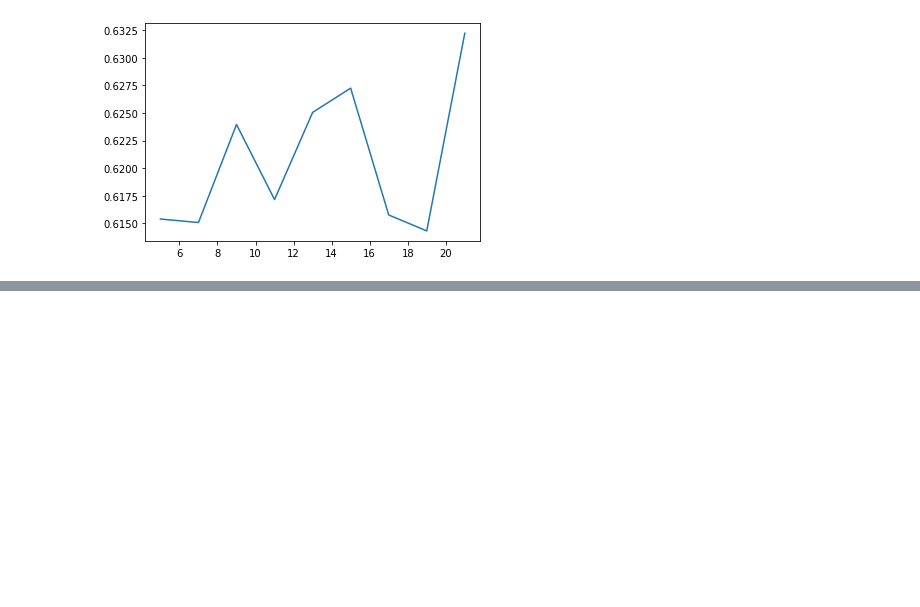
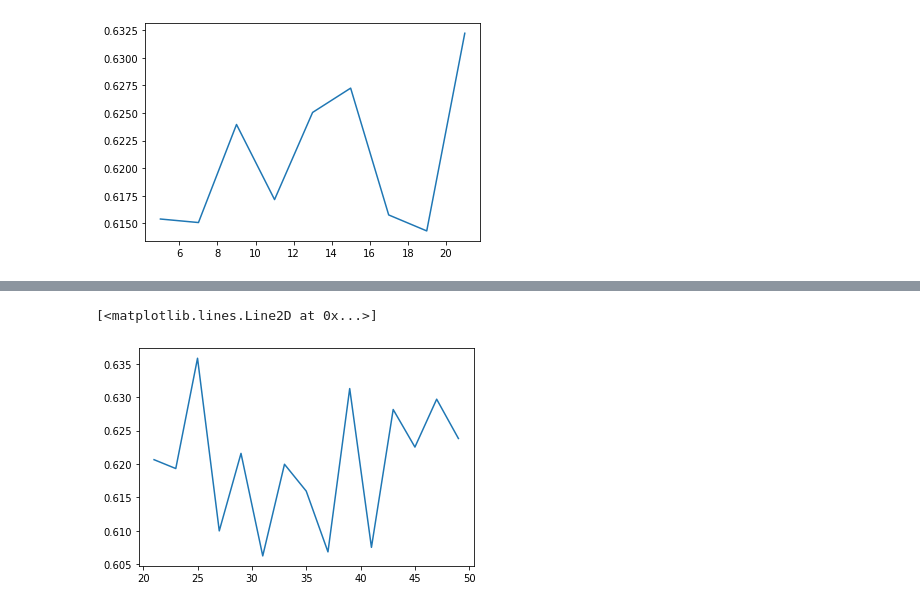
Before and after one commit to CenterForSpatialResearch/hnyc-spatial-linkage, a Jupyter notebook: interpolation_notebooks/working_notebook/explore num of similarity labels.ipynb, the cells around one changed output, grey strips where cells are left out. Saved outputs shown, nothing was run; the diff lists cells and outputs as text; code cells hidden in the pictures; blank space fills up the shorter version.

```diff
--- a/interpolation_notebooks/working_notebook/explore num of similarity labels.ipynb
+++ b/interpolation_notebooks/working_notebook/explore num of similarity labels.ipynb
@@ -144,0 +159,37 @@ plt.plot(list(test_score_by_k.keys()), avg_test_score)
+# %%
+train_score_by_k = {}
+test_score_by_k = {}
+
+similar_cols = ["sequence_id", "dwelling_seq_id", "fixed_seq", "enum_dist_id"]
+all_cols = ["CENSUS_SERIALB", "CENSUS_AGE", "CENSUS_PAGENUM", "CENSUS_SEXB", "CENSUS_RACEB",
+            "sequence_id", "CENSUS_DWELLING_SIZE","CENSUS_SEQ_NUM", "CENSUS_LABFORCE", "CENSUS_LINE",
+            "CENSUS_MARST", "CENSUS_NAMEFRST", "CENSUS_NAMELAST", "CENSUS_OCCSTR", "CENSUS_IMPREL",
+            "sequence_order_enum", 'CENSUS_DWELLING_SEQ', "dwelling_seq_id", "fixed_seq", "enum_dist_id",
+            "enum_dist_order"]
+for k in k_list:
+
+    census_enum_seq.apply_similarity(sim_columns=similar_cols, k = k)
+    transformer = ColumnTransformer(transformers=[('target', TargetEncoder(), all_cols),
+                                                  ('onehot', OneHotEncoder(handle_unknown='ignore'), ['similarity_label'])])
+    # define pipeline
+    pipeline = Pipeline(steps=[('preprocess', transformer),
+                               ('classifier',XGBClassifier(colsample_bytree = 0.6, max_depth = 2,
+                                                           n_estimators = 50))])
+
+    interpolate_sequences = CentroidInterpolator(census_enum_seq, 10, pipeline, all_cols + ['similarity_label'],
+                                                 KMeans(5), block_centroids)
+    score, model = interpolate_sequences.kmeans_best(5)
+    interpolate_sequences.set_clustering_algo(model)
+    interpolate_sequences.apply_clustering(algo_fit = True)
+    # interpolate_sequences.clustervis(kmeans = True)
+
+    ## retrain model using kmodes result
+
+    interpolate_sequences.cross_validate_model(k=10)
+    print('Cross Validation at k = ', k)
+    print("avg Training score:", np.array(interpolate_sequences.train_score).mean())
+    print('Test score:', interpolate_sequences.test_score)
+    print("avg Test score:", np.array(interpolate_sequences.test_score).mean())
+
+    train_score_by_k[k] = interpolate_sequences.train_score
+    test_score_by_k[k] = interpolate_sequences.test_score
@@ -144,0 +214,9 @@ plt.plot(list(test_score_by_k.keys()), avg_test_score)
+# %%
+avg_test_score = []
+for k, v in test_score_by_k.items():
+    avg_test_score.append(np.array(v).mean())
+# %%
+plt.plot(list(test_score_by_k.keys()), avg_test_score)
+# %% [output]
+[<matplotlib.lines.Line2D at 0x...>]
+[figure, added]
```
Also changed, not shown: parts of 5 cells of this notebook.
